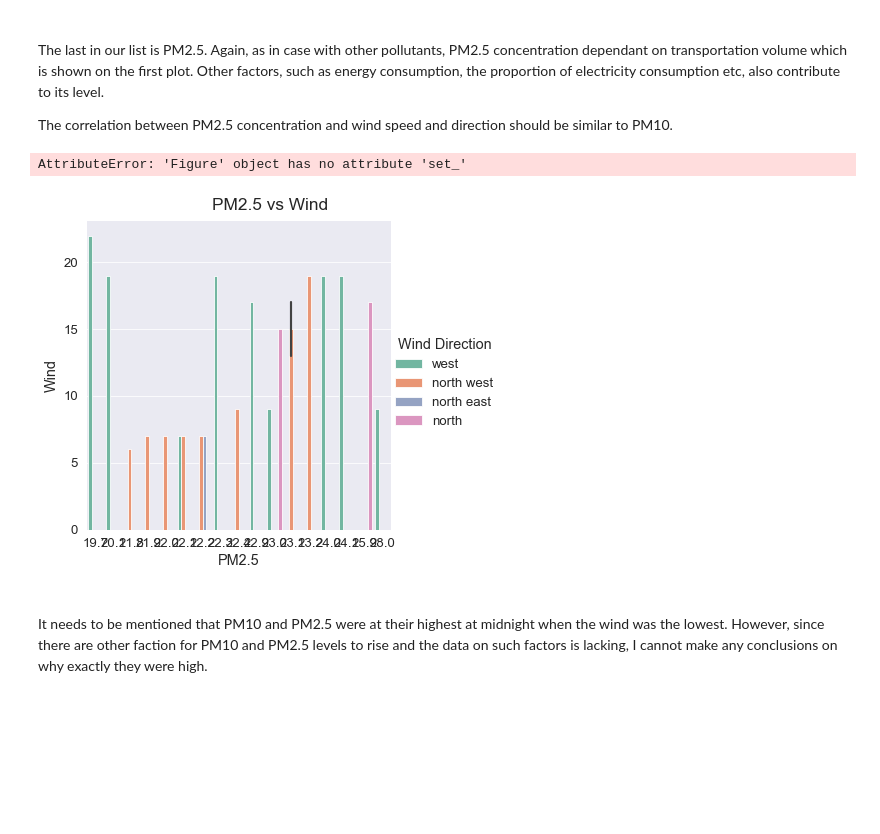
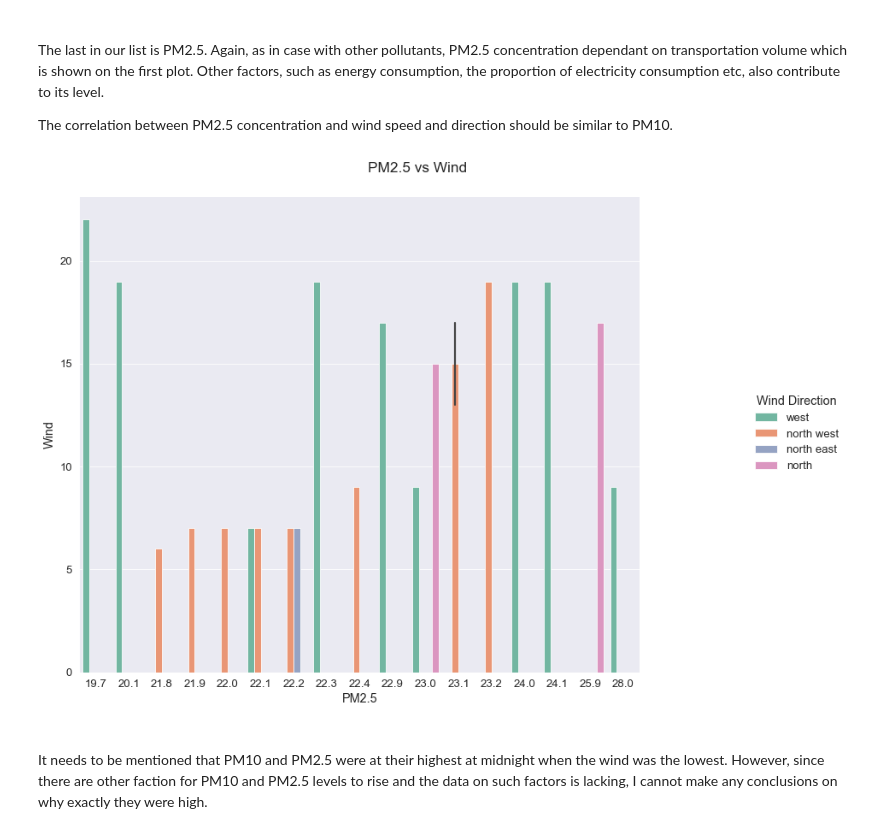
Before and after one commit to olgarozhdestvina/Air-Pollution-in-Dublin, a Jupyter notebook: Dublin_Air_Pollution.ipynb, the cells around one changed output. Cells and saved outputs as stored; diff of their text form; code cells hidden in the pictures; blank space fills up the shorter version.

Commit message:
Created a function to build catplot.

```diff
--- a/Dublin_Air_Pollution.ipynb
+++ b/Dublin_Air_Pollution.ipynb
@@ -186,14 +186,16 @@ The next highest is PM10.  PM10 concentration is due to the same reasons as NO2
 [6] [Stack Overflow: How to change a figure's size in Python Seaborn package
 ](https://stackoverflow.com/questions/33446029/how-to-change-a-figures-size-in-python-seaborn-package)
 # %%
-# Plot the data.
-g = sns.catplot(x="PM10", y="Wind", data=df, hue="Wind Direction", kind="bar")
+def catplot(x):
+    """ Building catplot function """
+    # Plot the data.
+    g = sns.catplot(x=x, y="Wind", data=df, hue="Wind Direction", kind="bar")
 
-# Set title.
-g.fig.suptitle("PM10 vs Wind", y=1.02)
+    # Set title.
+    g.fig.suptitle(f"{x} vs Wind", y=1.02)
 
-# Set size of the plot.
-g.fig.set_size_inches(14, 9)
+    # Set size of the plot.
+    g.fig.set_size_inches(14, 9)
 
-# Show the plot.
-plt.show()
+    # Show the plot.
+    plt.show()
@@ -205,22 +210,11 @@ plt.show()
 The last in our list is PM2.5. Again, as in case with other pollutants, PM2.5 concentration dependant on transportation volume which is shown on the first plot. Other factors, such as energy consumption, the proportion of electricity consumption etc, also contribute to its level.
 
 The correlation between PM2.5 concentration and wind speed and direction should be similar to PM10.
-# %%
-# Plot the data.
-g = sns.catplot(x="PM2.5", y="Wind", data=df, hue="Wind Direction", kind="bar")
-
-# Set the title.
-g.fig.suptitle("PM2.5 vs Wind", y=1.02)
-
-# Set size of the plot.
-g.fig.set_
-
-g._legend()
-# Show the plot.
-plt.show()
-# %% [output]
-AttributeError: 'Figure' object has no attribute 'set_'
-[figure, removed]
+# %%
+# Plot data for PM2.5
+catplot("PM2.5")
+# %% [output]
+[figure, added]
 # %% [markdown]
 <br>
 
```
Also changed, not shown: parts of 9 cells of this notebook.
